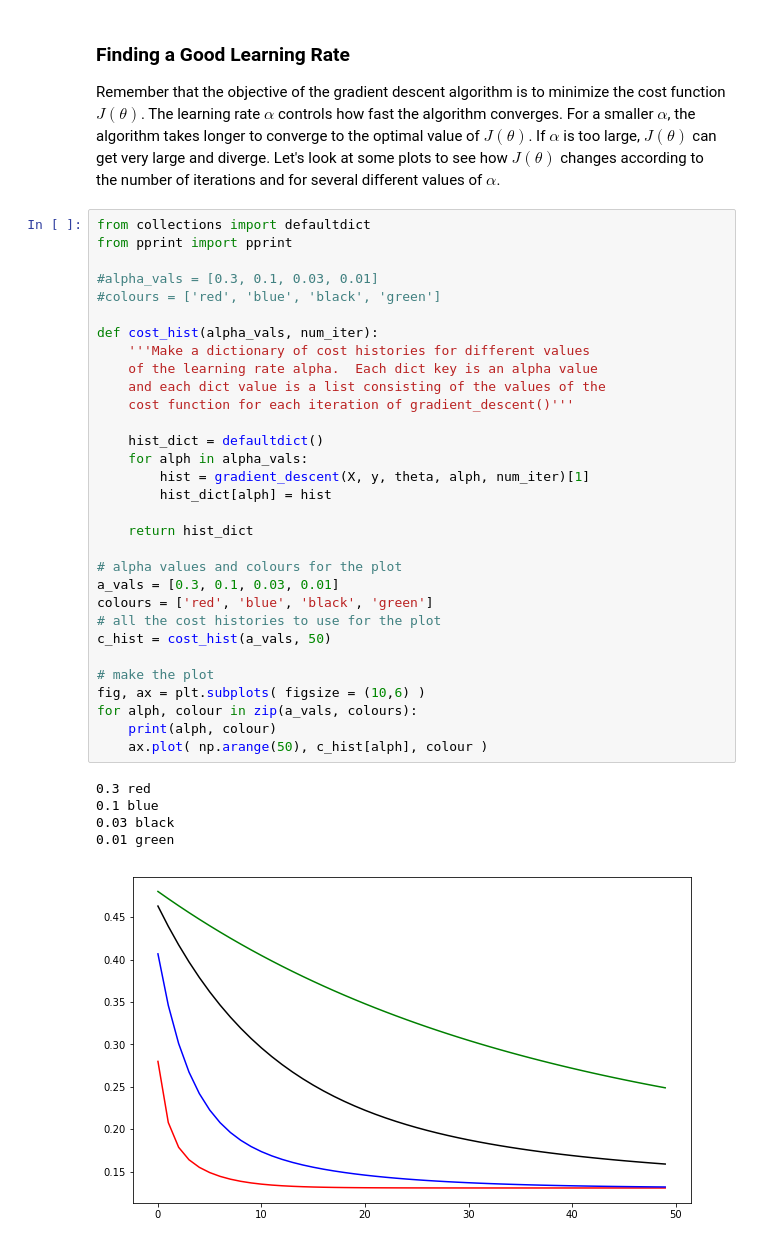
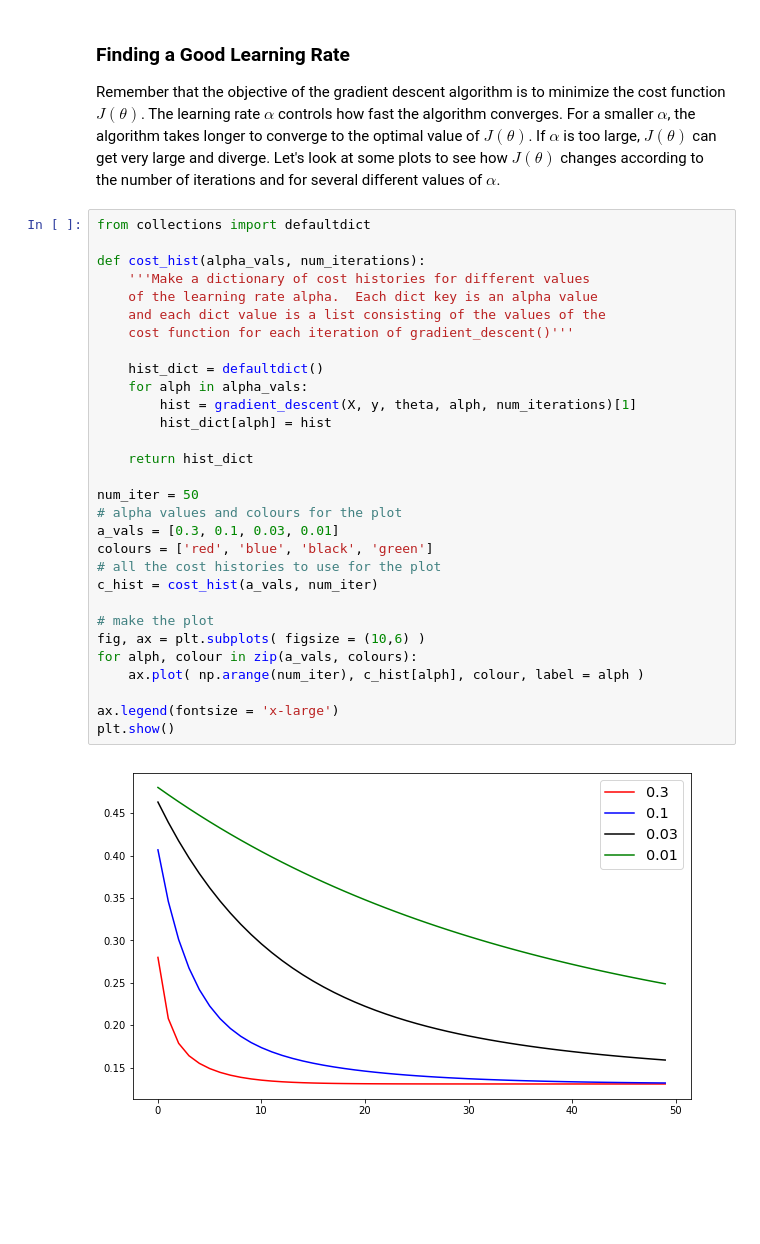
Before and after one commit to marty-vanhoof/Maching_Learning, a Jupyter notebook: Linear_Regression/Linear_Regression_2.ipynb, the cells around one changed output. Cells and saved outputs as stored; diff of their text form; blank space fills up the shorter version.

Commit message:
Got legend to work properly

```diff
--- a/Linear_Regression/Linear_Regression_2.ipynb
+++ b/Linear_Regression/Linear_Regression_2.ipynb
@@ -83,38 +83,33 @@ J(theta_fit) =  0.130686706061
 Remember that the objective of the gradient descent algorithm is to minimize the cost function $J(\theta)$. The learning rate $\alpha$ controls how fast the algorithm converges.  For a smaller $\alpha$, the algorithm takes longer to converge to the optimal value of $J(\theta)$.  If $\alpha$ is too large, $J(\theta)$ can get very large and diverge.  Let's look at some plots to see how $J(\theta)$ changes according to the number of iterations and for several different values of $\alpha$.
 # %%
 from collections import defaultdict
-from pprint import pprint
 
-#alpha_vals = [0.3, 0.1, 0.03, 0.01]
-#colours = ['red', 'blue', 'black', 'green']
-
-def cost_hist(alpha_vals, num_iter):
+def cost_hist(alpha_vals, num_iterations):
     '''Make a dictionary of cost histories for different values
     of the learning rate alpha.  Each dict key is an alpha value
     and each dict value is a list consisting of the values of the
     cost function for each iteration of gradient_descent()'''
 
     hist_dict = defaultdict()
     for alph in alpha_vals:
-        hist = gradient_descent(X, y, theta, alph, num_iter)[1]
+        hist = gradient_descent(X, y, theta, alph, num_iterations)[1]
         hist_dict[alph] = hist
 
     return hist_dict
 
+num_iter = 50
 # alpha values and colours for the plot
 a_vals = [0.3, 0.1, 0.03, 0.01]
 colours = ['red', 'blue', 'black', 'green']
 # all the cost histories to use for the plot
-c_hist = cost_hist(a_vals, 50)
+c_hist = cost_hist(a_vals, num_iter)
 
 # make the plot
 fig, ax = plt.subplots( figsize = (10,6) )
 for alph, colour in zip(a_vals, colours):
-    print(alph, colour)
-    ax.plot( np.arange(50), c_hist[alph], colour )
+    ax.plot( np.arange(num_iter), c_hist[alph], colour, label = alph )
+
+ax.legend(fontsize = 'x-large')
+plt.show()
 # %% [output]
-0.3 red
-0.1 blue
-0.03 black
-0.01 green
-[figure, old version]
+[figure, new version]
```
Also changed, not shown: parts of 1 cell of this notebook.
